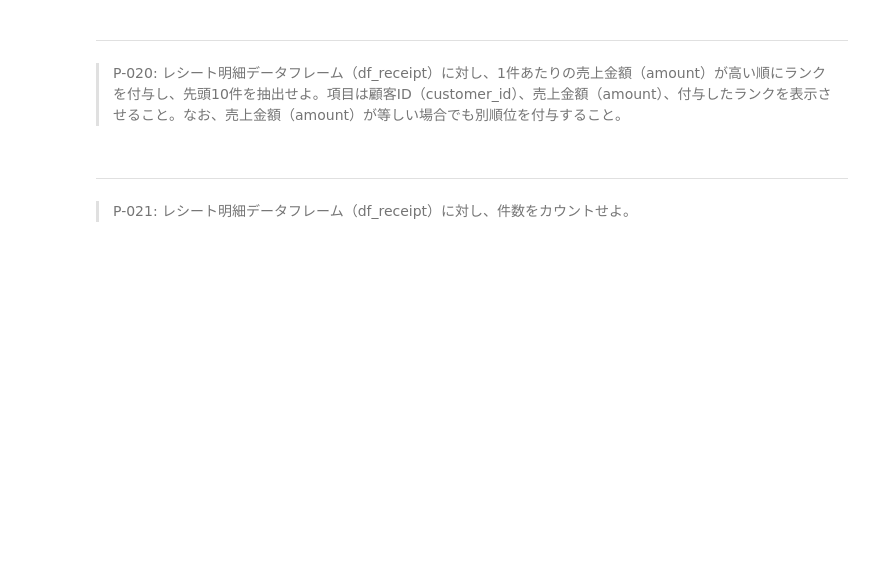
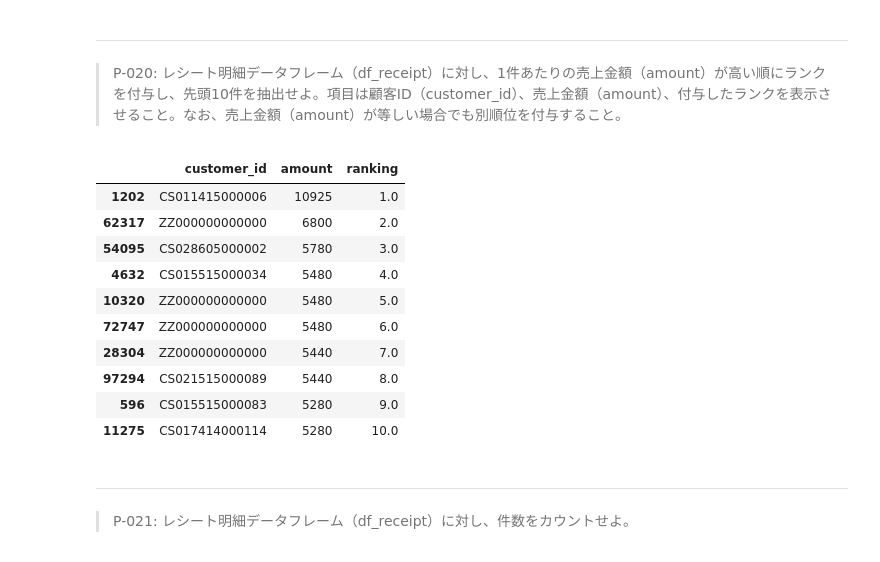
Before and after one commit to shgtkshruch/100knocks-preprocess, a Jupyter notebook: docker/work/preprocess_knock_Python.ipynb, the cells around one changed output. Drawn from its saved outputs; the diff is of its cells as text; code cells hidden in the pictures; blank space fills up the shorter version.

```diff
--- a/docker/work/preprocess_knock_Python.ipynb
+++ b/docker/work/preprocess_knock_Python.ipynb
@@ -403,6 +400,22 @@ df_tmp.sort_values(by=['ranking'], ascending=True).head(1000)
 # %% [markdown]
 ---
 > P-020: レシート明細データフレーム（df_receipt）に対し、1件あたりの売上金額（amount）が高い順にランクを付与し、先頭10件を抽出せよ。項目は顧客ID（customer_id）、売上金額（amount）、付与したランクを表示させること。なお、売上金額（amount）が等しい場合でも別順位を付与すること。
+# %%
+df_tmp = pd.concat([df_receipt[['customer_id', 'amount']], df_receipt['amount'].rank(method='first', ascending=False)], axis=1)
+df_tmp.columns = ['customer_id', 'amount', 'ranking']
+df_tmp.sort_values(by=['ranking'], ascending=True).head(10)
+# %% [output]
+|  | customer_id | amount | ranking |
+| 1202 | CS011415000006 | 10925 | 1.0 |
+| 62317 | ZZ000000000000 | 6800 | 2.0 |
+| 54095 | CS028605000002 | 5780 | 3.0 |
+| 4632 | CS015515000034 | 5480 | 4.0 |
+| 10320 | ZZ000000000000 | 5480 | 5.0 |
+| 72747 | ZZ000000000000 | 5480 | 6.0 |
+| 28304 | ZZ000000000000 | 5440 | 7.0 |
+| 97294 | CS021515000089 | 5440 | 8.0 |
+| 596 | CS015515000083 | 5280 | 9.0 |
+| 11275 | CS017414000114 | 5280 | 10.0 |
 # %% [markdown]
 ---
 > P-021: レシート明細データフレーム（df_receipt）に対し、件数をカウントせよ。
```
Also changed, not shown: parts of 1 cell of this notebook.
